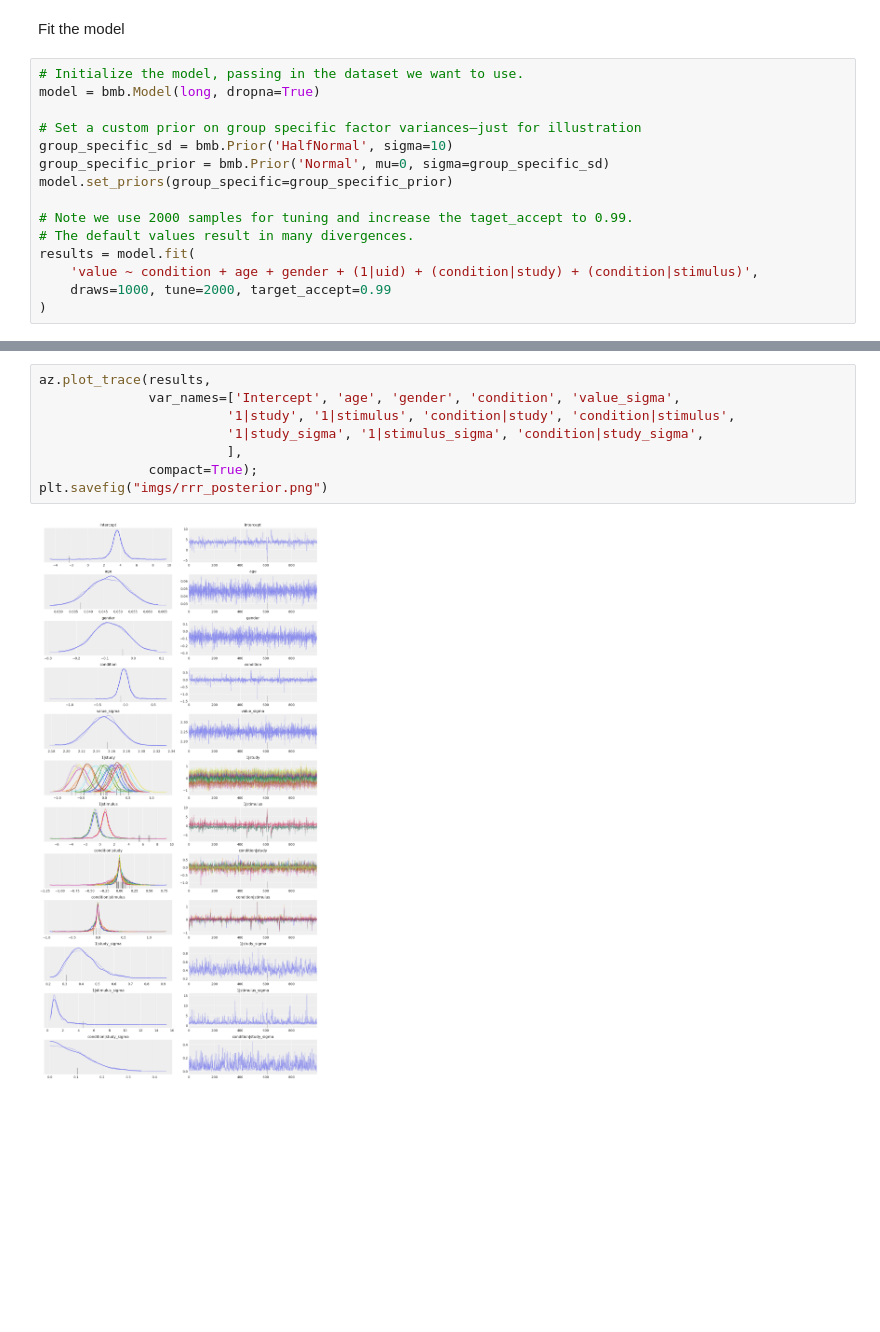
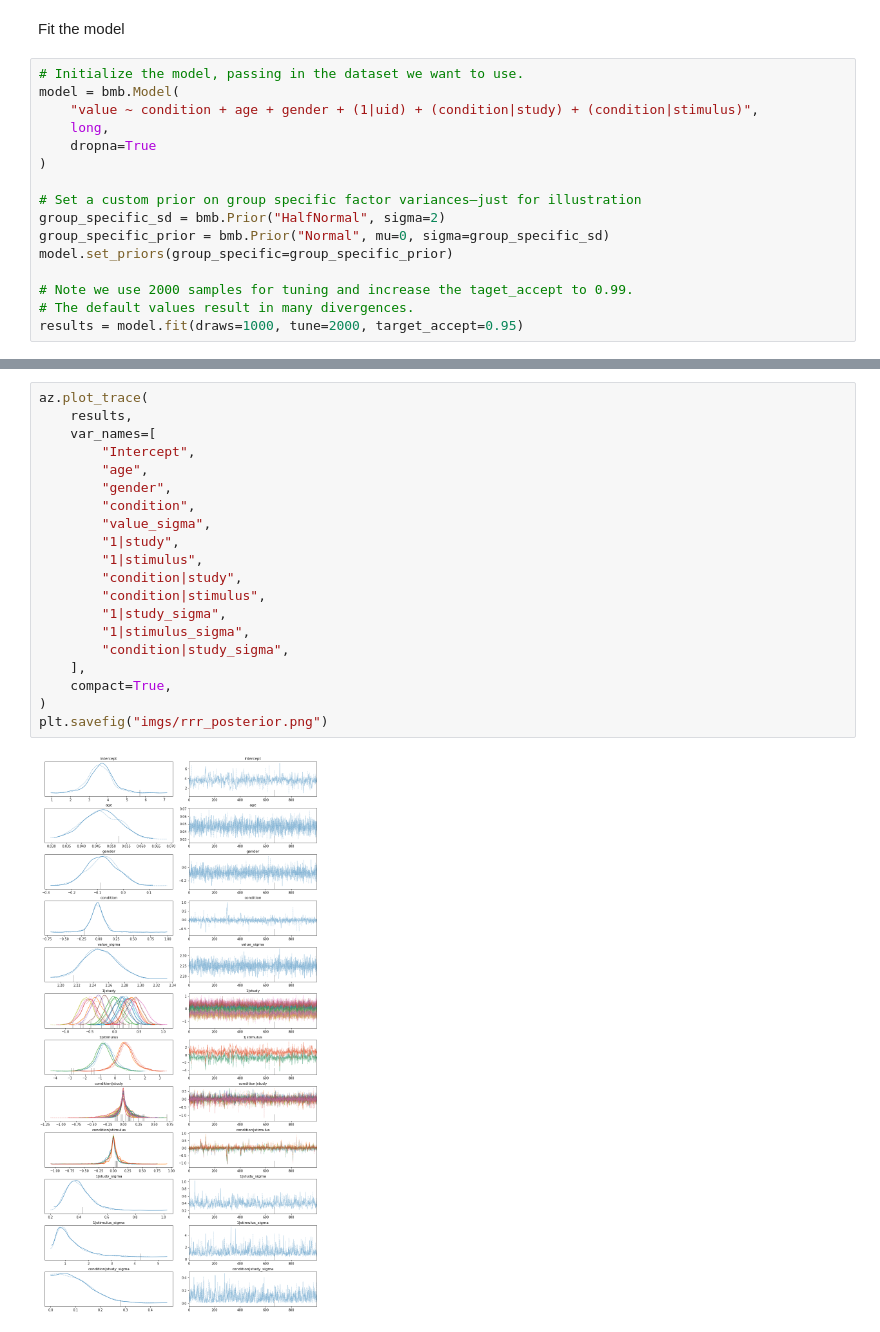
Before and after one commit to bambinos/paper, a Jupyter notebook: 03_hierarchical_model.ipynb, the cells around one changed output, grey strips where cells are left out. Cells and saved outputs as stored; diff of their text form; blank space fills up the shorter version.

```diff
--- a/03_hierarchical_model.ipynb
+++ b/03_hierarchical_model.ipynb
@@ -50,19 +77,20 @@ long = pd.melt(valid, ['uid', 'condition', 'gender', 'age', 'study', 'self_perf'
 Fit the model
 # %%
 # Initialize the model, passing in the dataset we want to use.
-model = bmb.Model(long, dropna=True)
+model = bmb.Model(
+    "value ~ condition + age + gender + (1|uid) + (condition|study) + (condition|stimulus)",
+    long,
+    dropna=True
+)
 
 # Set a custom prior on group specific factor variances—just for illustration
-group_specific_sd = bmb.Prior('HalfNormal', sigma=10)
-group_specific_prior = bmb.Prior('Normal', mu=0, sigma=group_specific_sd)
+group_specific_sd = bmb.Prior("HalfNormal", sigma=2)
+group_specific_prior = bmb.Prior("Normal", mu=0, sigma=group_specific_sd)
 model.set_priors(group_specific=group_specific_prior)
 
 # Note we use 2000 samples for tuning and increase the taget_accept to 0.99.
 # The default values result in many divergences.
-results = model.fit(
-    'value ~ condition + age + gender + (1|uid) + (condition|study) + (condition|stimulus)',
-    draws=1000, tune=2000, target_accept=0.99
-)
+results = model.fit(draws=1000, tune=2000, target_accept=0.95)
 # %% [output]
 Automatically removing 33/6940 rows from the dataset.
 Auto-assigning NUTS sampler...
@@ -75,10 +104,22 @@ There was 1 divergence after tuning. Increase `target_accept` or reparameterize.
 # %%
-az.plot_trace(results,
-              var_names=['Intercept', 'age', 'gender', 'condition', 'value_sigma',
-                        '1|study', '1|stimulus', 'condition|study', 'condition|stimulus',
-                        '1|study_sigma', '1|stimulus_sigma', 'condition|study_sigma',
-                        ],
-              compact=True);
+az.plot_trace(
+    results,
+    var_names=[
+        "Intercept",
+        "age",
+        "gender",
+        "condition",
+        "value_sigma",
+        "1|study",
+        "1|stimulus",
+        "condition|study",
+        "condition|stimulus",
+        "1|study_sigma",
+        "1|stimulus_sigma",
+        "condition|study_sigma",
+    ],
+    compact=True,
+)
 plt.savefig("imgs/rrr_posterior.png")
 # %% [output]
-[figure, old version]
+[figure, new version]
```
Also changed, not shown: parts of 5 cells of this notebook, 11 other files.
